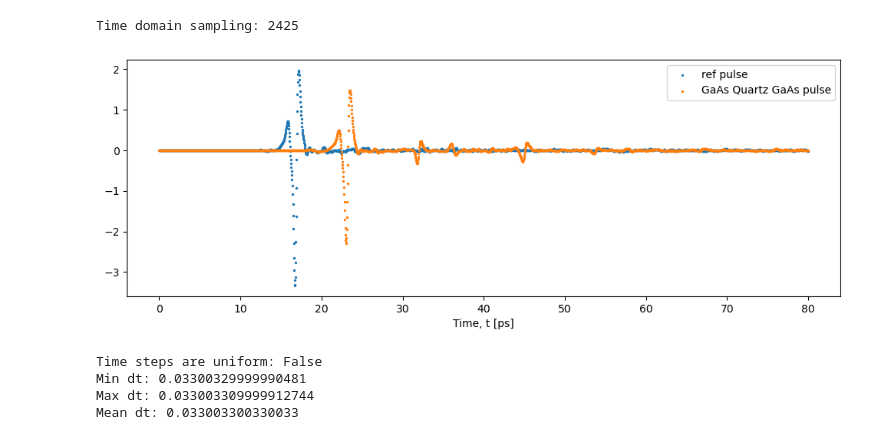
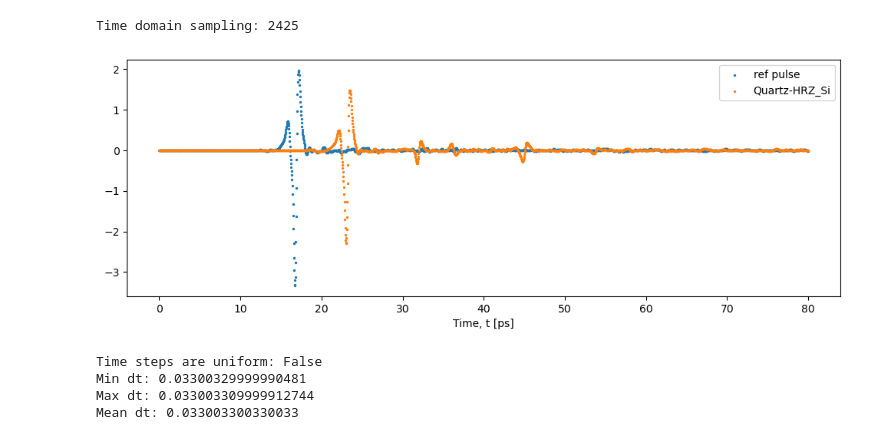
Before and after one commit to Loriginale2000/TerahertzProject, a Jupyter notebook: TheoTHzTDS/THz-TDS/Transfer Matrix Method/Quartz_Si_11_02_2026.ipynb, the cells around one changed output. Cells and saved outputs as stored; diff of their text form; code cells hidden in the pictures.

```diff
--- a/TheoTHzTDS/THz-TDS/Transfer Matrix Method/Quartz_Si_11_02_2026.ipynb
+++ b/TheoTHzTDS/THz-TDS/Transfer Matrix Method/Quartz_Si_11_02_2026.ipynb
@@ -21,35 +21,35 @@ from Matrix_methods.AdamExtractor import LayeredExtractor
 # %%
 # INSERT REFERENCE DATA
 reference_pulse = np.loadtxt(r"C:\miniconda_projects\repository\TerahertzProject\TheoTHzTDS\THz-TDS\Transfer Matrix Method\data_11_02_2026\Reference_15min_nitrogen (1).txt",dtype=float)
 
 # INSERT SAMPLE DATA
-sample_pulse_QREF = np.loadtxt(r"C:\miniconda_projects\repository\TerahertzProject\TheoTHzTDS\THz-TDS\Transfer Matrix Method\data_11_02_2026\Quartz_Si_15min_nitrogen.txt",dtype=float)
+sample_pulse_Quartz_HRZ_Si = np.loadtxt(r"C:\miniconda_projects\repository\TerahertzProject\TheoTHzTDS\THz-TDS\Transfer Matrix Method\data_11_02_2026\Quartz_Si_15min_nitrogen.txt",dtype=float)
 
 t1= reference_pulse[:,0] + 740  # ADJUISTING THE AXIS
 amp1 = reference_pulse[:,1]
-t2 = sample_pulse_QREF[:,0] + 740  # ADJUISTING THE AXIS
-amp2 = sample_pulse_QREF[:,1]
+t2 = sample_pulse_Quartz_HRZ_Si[:,0] + 740  # ADJUISTING THE AXIS
+amp2 = sample_pulse_Quartz_HRZ_Si[:,1]
 time_axis_ref = t1
 ref_pulse = amp1
 time_axis_sample = t2
 sample_pulse = amp2
 
 #sample_pulse -= bias
 
 
 L = len(ref_pulse)
 print(f'Time domain sampling: {L}')
 
 
 plt.figure(figsize=(12,4))
 plt.scatter(time_axis_ref, ref_pulse, label='ref pulse', s=2)
-plt.scatter(time_axis_sample, sample_pulse, label='GaAs Quartz GaAs pulse', s=2)
+plt.scatter(time_axis_sample, sample_pulse, label='Quartz-HRZ_Si', s=2)
 plt.xlabel('Time, t [ps]')
 plt.legend()
 plt.show()
 # %% [output]
 Time domain sampling: 2425
-[figure, old version]
+[figure, new version]
 # %%
 def compare_material_stacks(calculated, real):
     """
```
Also changed, not shown: 6 other files.
